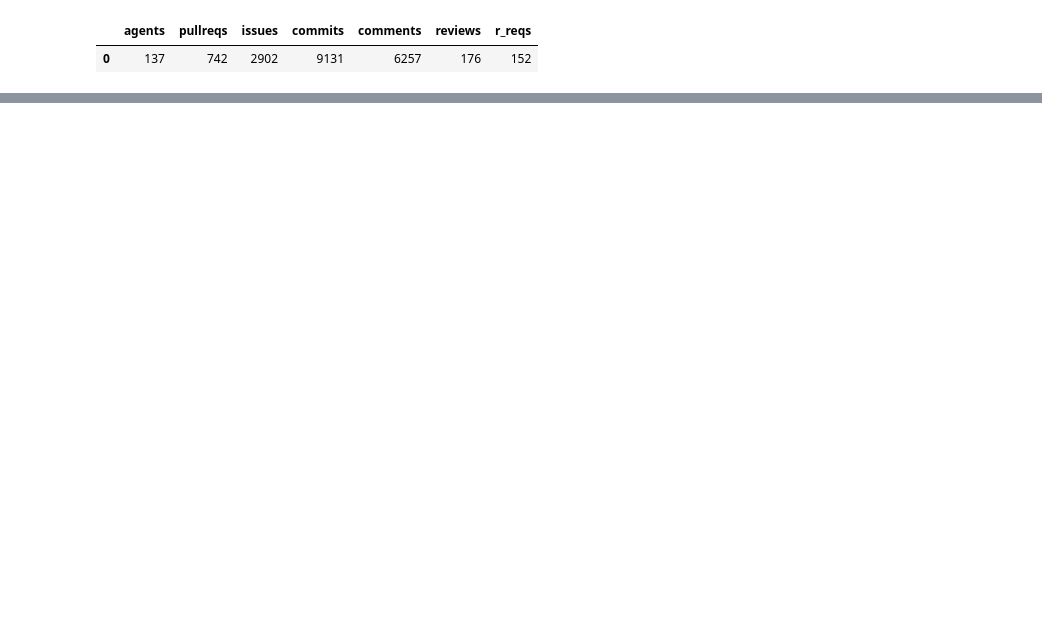
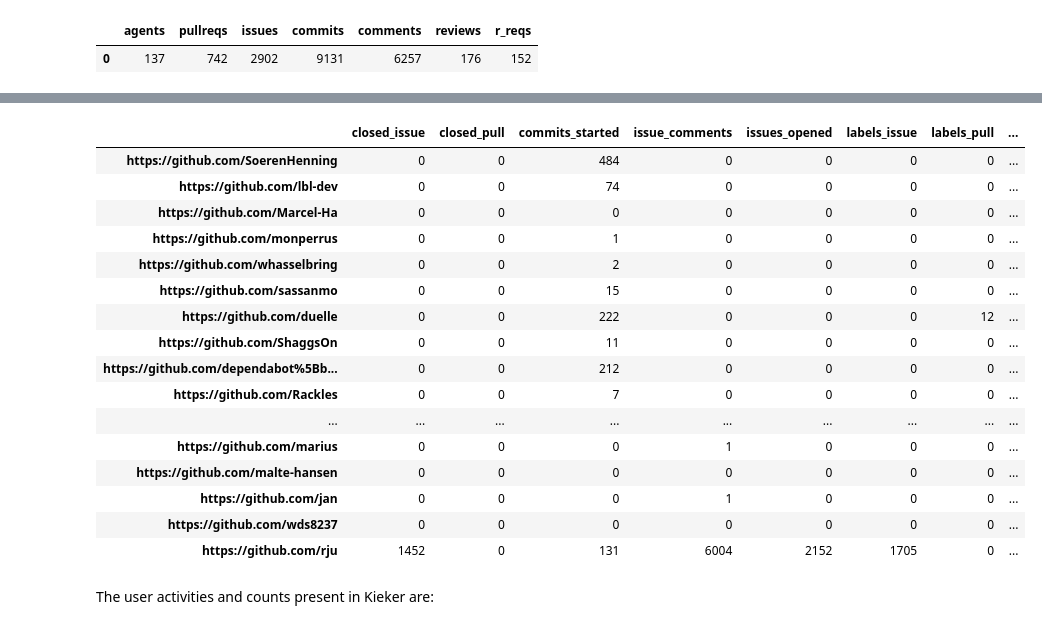
Before and after one commit to RSEMetaScience/kieker_analysis, a Jupyter notebook: notebooks/contributor_metrics.ipynb, the cells around one changed output, grey strips where cells are left out. Saved outputs shown, nothing was run; the diff lists cells and outputs as text; code cells hidden in the pictures; blank space fills up the shorter version.

Commit message:
user activity table

```diff
--- a/notebooks/contributor_metrics.ipynb
+++ b/notebooks/contributor_metrics.ipynb
@@ -13,0 +17,25 @@ run_dataframe(Query.counts)
+# %%
+from kieker_analysis.stats.contributor_metrics import get_user_activity, metrics_all
+metrics_all = metrics_all()
+user_activity = get_user_activity(metrics_all)
+user_activity
+# %% [output]
+|  | closed_issue | closed_pull | commits_started | issue_comments | issues_opened | labels_issue | labels_pull | ... |
+| https://github.com/SoerenHenning | 0 | 0 | 484 | 0 | 0 | 0 | 0 | ... |
+| https://github.com/lbl-dev | 0 | 0 | 74 | 0 | 0 | 0 | 0 | ... |
+| https://github.com/Marcel-Ha | 0 | 0 | 0 | 0 | 0 | 0 | 0 | ... |
+| https://github.com/monperrus | 0 | 0 | 1 | 0 | 0 | 0 | 0 | ... |
+| https://github.com/whasselbring | 0 | 0 | 2 | 0 | 0 | 0 | 0 | ... |
+| https://github.com/sassanmo | 0 | 0 | 15 | 0 | 0 | 0 | 0 | ... |
+| https://github.com/duelle | 0 | 0 | 222 | 0 | 0 | 0 | 12 | ... |
+| https://github.com/ShaggsOn | 0 | 0 | 11 | 0 | 0 | 0 | 0 | ... |
+| https://github.com/dependabot%5Bb... | 0 | 0 | 212 | 0 | 0 | 0 | 0 | ... |
+| https://github.com/Rackles | 0 | 0 | 7 | 0 | 0 | 0 | 0 | ... |
+| ... | ... | ... | ... | ... | ... | ... | ... | ... |
+| https://github.com/marius | 0 | 0 | 0 | 1 | 0 | 0 | 0 | ... |
+| https://github.com/malte-hansen | 0 | 0 | 0 | 0 | 0 | 0 | 0 | ... |
+| https://github.com/jan | 0 | 0 | 0 | 1 | 0 | 0 | 0 | ... |
+| https://github.com/wds8237 | 0 | 0 | 0 | 0 | 0 | 0 | 0 | ... |
+| https://github.com/rju | 1452 | 0 | 131 | 6004 | 2152 | 1705 | 0 | ... |
+# %% [markdown]
+The user activities and counts present in Kieker are:
```
Also changed, not shown: parts of 3 cells of this notebook, 1 other file.
